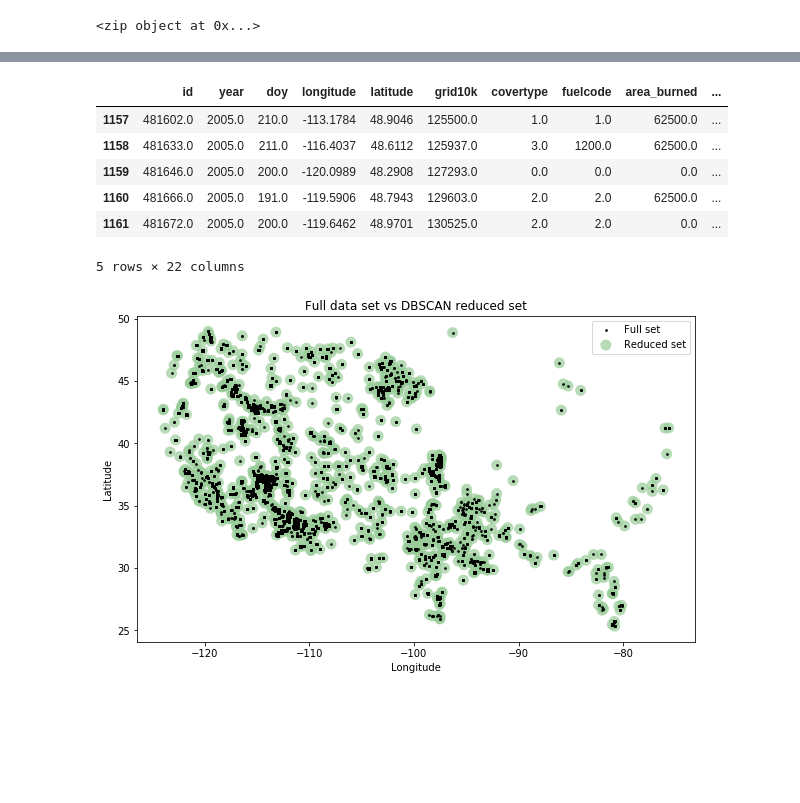
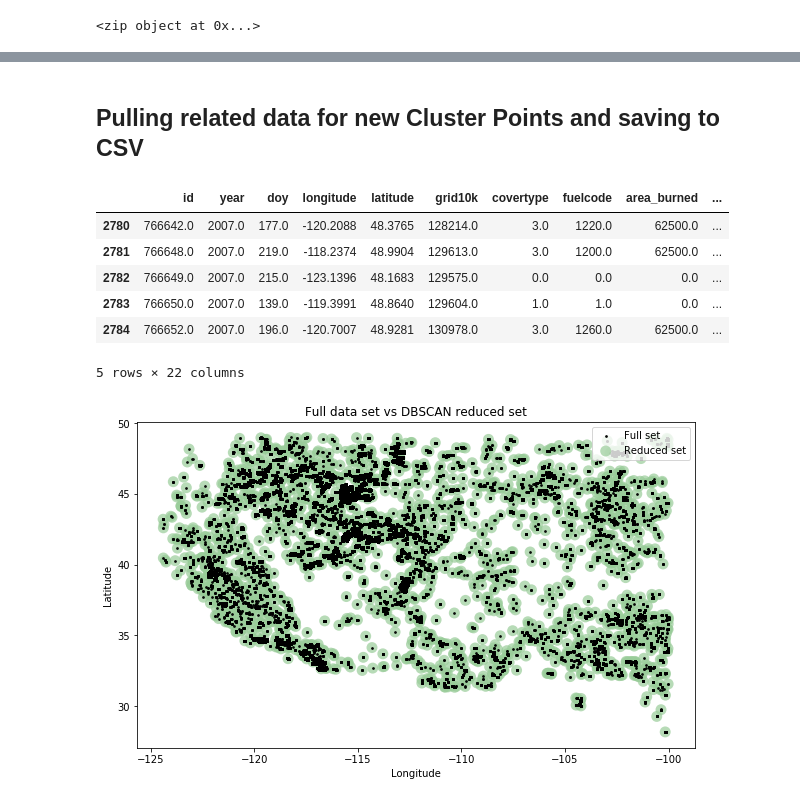
Before and after one commit to NahidGithub/Predicting-Wildfires, a Jupyter notebook: experimental code/ClusteringGeo.ipynb, the cells around one changed output, grey strips where cells are left out. Drawn from its saved outputs; the diff is of its cells as text; code cells hidden in the pictures; blank space fills up the shorter version.

```diff
--- a/experimental code/ClusteringGeo.ipynb
+++ b/experimental code/ClusteringGeo.ipynb
@@ -21,4 +43,8 @@ emdata = pd.read_csv('/Users/AlfHaugen/Python/Wildfire_Data/9 Missoula Emisions
+# %%
+emyear = 2007
 # %%
-emyear2005 = emdata[(emdata.year == 2005) & (emdata.doy > 181) & (emdata.doy < 213)]
-print('There are {:,} rows'.format(len(emyear2005)))
+### Variable to capture a single year of data for clustering.
+### Example - emyear20xx = emyear20xx[(emyear20xx.year == 2005) & (emdata.doy > 181) & (emdata.doy < 213)]
+emyearset20xx = emyear20xx[(emyear20xx.year == emyear) & (emyear20xx.longitude < -100)]
+print('There are {:,} rows'.format(len(emyearset20xx)))
 # %% [output]
@@ -44,7 +78,7 @@ print(kms_per_radian)
 
 ##### Extract the lat, lon columns into a numpy matrix of coordinates, then convert to radians when you call fit, for use by scikit-learn's haversine metric.
 # %%
-coords = emyear2005.as_matrix(columns=['latitude', 'longitude'])
+coords = emyearset20xx.as_matrix(columns=['latitude', 'longitude'])
 epsilon = 1.5 / kms_per_radian
 # %% [markdown]
 ## Defining the Clustering Functions
@@ -119,27 +182,29 @@ rep_points.head()
+# %% [markdown]
+## Pulling related data for new Cluster Points and saving to CSV
 # %%
 # pull row from original data set where lat/lon match the lat/lon of each row of representative points
 # that way we get the full details like city, country, and date from the original dataframe
 
-rs = rep_points.apply(lambda row: emyear2005[(emyear2005['latitude']==row['latitude']) & (emyear2005['longitude']==row['longitude'])].iloc[0], axis=1)
-rs.to_csv('/Users/AlfHaugen/Python/Wildfire_Data/Predicting-Wildfires/ClusterDBScan_Emissions2005.csv', encoding='utf-8')
+rs = rep_points.apply(lambda row: emyearset20xx[(emyearset20xx['latitude']==row['latitude']) & (emyearset20xx['longitude']==row['longitude'])].iloc[0], axis=1)
+rs.to_csv('/Users/AlfHaugen/Python/Wildfire_Data/FireExports/Emissions2007West_DBScan Clusters.csv', encoding='utf-8')
 rs.tail()
 # %% [output]
 |  | id | year | doy | longitude | latitude | grid10k | covertype | fuelcode | area_burned | ... |
-| 1157 | 481602.0 | 2005.0 | 210.0 | -113.1784 | 48.9046 | 125500.0 | 1.0 | 1.0 | 62500.0 | ... |
-| 1158 | 481633.0 | 2005.0 | 211.0 | -116.4037 | 48.6112 | 125937.0 | 3.0 | 1200.0 | 62500.0 | ... |
-| 1159 | 481646.0 | 2005.0 | 200.0 | -120.0989 | 48.2908 | 127293.0 | 0.0 | 0.0 | 0.0 | ... |
-| 1160 | 481666.0 | 2005.0 | 191.0 | -119.5906 | 48.7943 | 129603.0 | 2.0 | 2.0 | 62500.0 | ... |
-| 1161 | 481672.0 | 2005.0 | 200.0 | -119.6462 | 48.9701 | 130525.0 | 2.0 | 2.0 | 0.0 | ... |
+| 2780 | 766642.0 | 2007.0 | 177.0 | -120.2088 | 48.3765 | 128214.0 | 3.0 | 1220.0 | 62500.0 | ... |
+| 2781 | 766648.0 | 2007.0 | 219.0 | -118.2374 | 48.9904 | 129613.0 | 3.0 | 1200.0 | 62500.0 | ... |
+| 2782 | 766649.0 | 2007.0 | 215.0 | -123.1396 | 48.1683 | 129575.0 | 0.0 | 0.0 | 0.0 | ... |
+| 2783 | 766650.0 | 2007.0 | 139.0 | -119.3991 | 48.8640 | 129604.0 | 1.0 | 1.0 | 0.0 | ... |
+| 2784 | 766652.0 | 2007.0 | 196.0 | -120.7007 | 48.9281 | 130978.0 | 3.0 | 1260.0 | 62500.0 | ... |
 5 rows × 22 columns
 # %%
 # plot the final reduced set of coordinate points vs the original full set
 fig, ax = plt.subplots(figsize=[10, 6])
 rs_scatter = ax.scatter(rs['longitude'], rs['latitude'], c='#99cc99', edgecolor='None', alpha=0.7, s=120)
-df_scatter = ax.scatter(emyear2005['longitude'], emyear2005['latitude'], c='k', alpha=0.9, s=3)
+df_scatter = ax.scatter(emyearset20xx['longitude'], emyearset20xx['latitude'], c='k', alpha=0.9, s=3)
 ax.set_title('Full data set vs DBSCAN reduced set')
 ax.set_xlabel('Longitude')
 ax.set_ylabel('Latitude')
 ax.legend([df_scatter, rs_scatter], ['Full set', 'Reduced set'], loc='upper right')
 plt.show()
 # %% [output]
-[figure, old version]
+[figure, new version]
```
Also changed, not shown: parts of 19 cells of this notebook.
